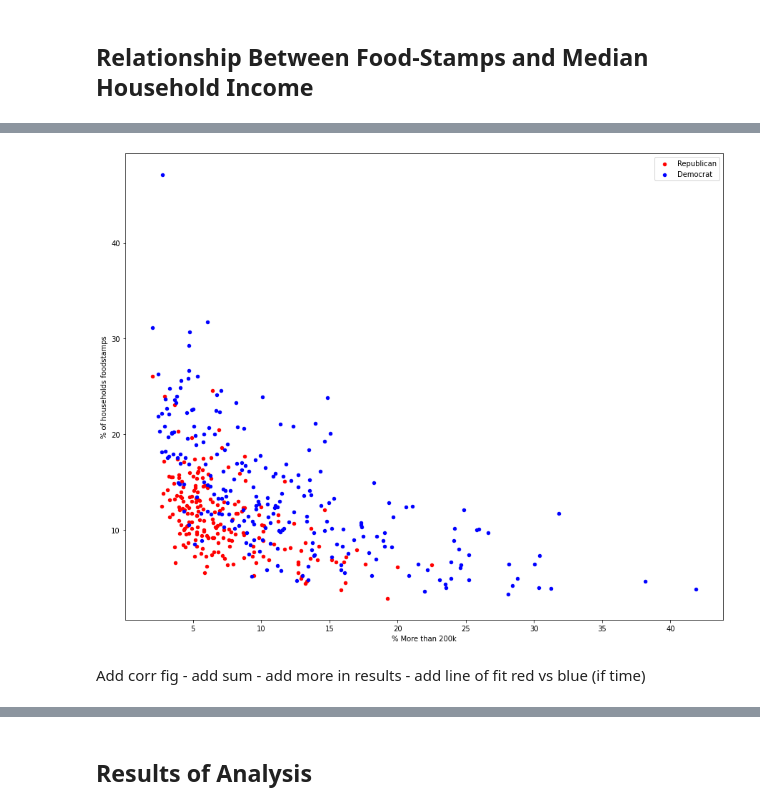
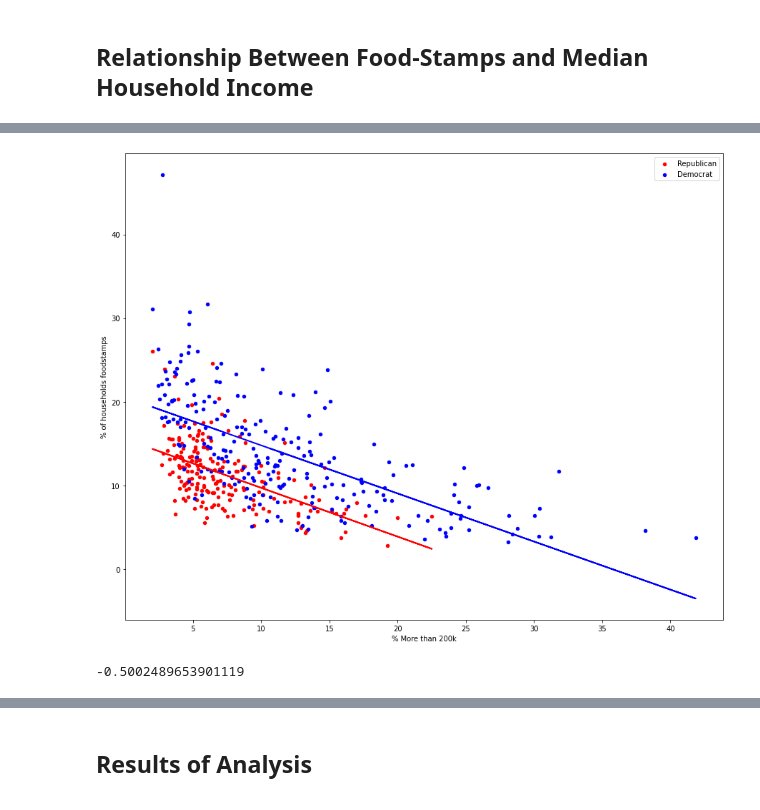
Before and after one commit to bdesgarennes/Analytics, a Jupyter notebook: Notebook_Proj.ipynb, the cells around one changed output, grey strips where cells are left out. Cells and saved outputs as stored; diff of their text form; code cells hidden in the pictures.

```diff
--- a/Notebook_Proj.ipynb
+++ b/Notebook_Proj.ipynb
@@ -282,14 +321,32 @@ plt.show()
 # %%
 R = merged_df[merged_df['Party'].str.contains('R')]
 D = merged_df[merged_df['Party'].str.contains('D')]
 
 fig, ax = plt.subplots(figsize=(15, 12))
 R.plot.scatter(y='% of households foodstamps', x='% More than 200k', c='red',label='Republican', ax=ax)
 D.plot.scatter(y='% of households foodstamps', x='% More than 200k',c='blue',label='Democrat', ax=ax)
 
+x_R = np.array(R["% More than 200k"]).reshape(-1, 1)
+y_R = np.array(R["% of households foodstamps"])
+
+model_R = LinearRegression().fit(x_R, y_R)
+
+x_D = np.array(D["% More than 200k"]).reshape(-1, 1)
+y_D = np.array(D["% of households foodstamps"])
+
+model_D = LinearRegression().fit(x_D, y_D)
+
+ax.plot(x_R, model_R.predict(x_R), color='red', linewidth=2, label='Line of Best Fit for Republicans')
+ax.plot(x_D, model_D.predict(x_D), color='blue', linewidth=2, label='Line of Best Fit for Democrats')
 
 plt.show()
 # %% [output]
-[figure, old version]
+[figure, new version]
-# %% [markdown]
-Add corr fig - add sum - add more in results - add line of fit red vs blue (if time)
+# %%
+def calculate_correlation(x, y):
+    correlation = np.corrcoef(x, y)[0, 1]
+    return correlation
+
+calculate_correlation(merged_df['% More than 200k'],merged_df['% of households foodstamps'])
+# %% [output]
+-0.5002489653901119
```
Also changed, not shown: parts of 9 cells of this notebook.
